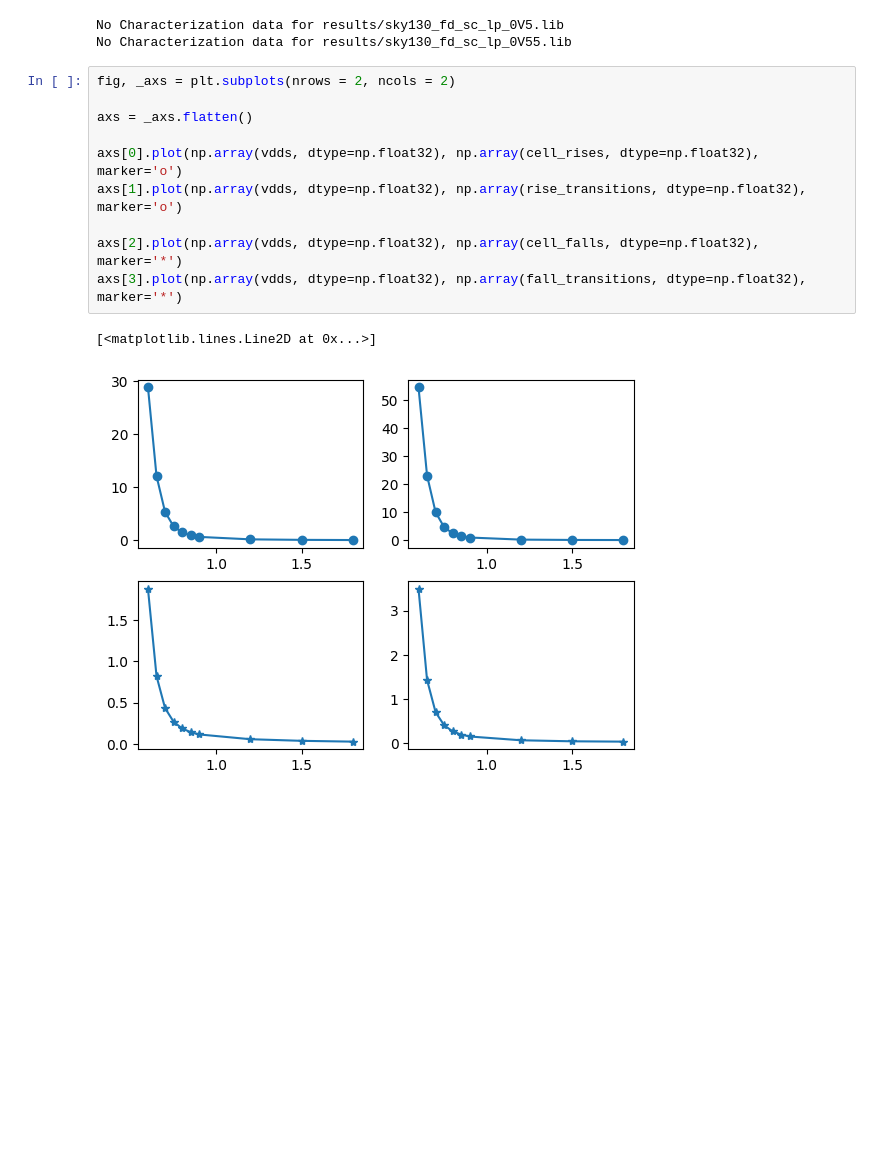
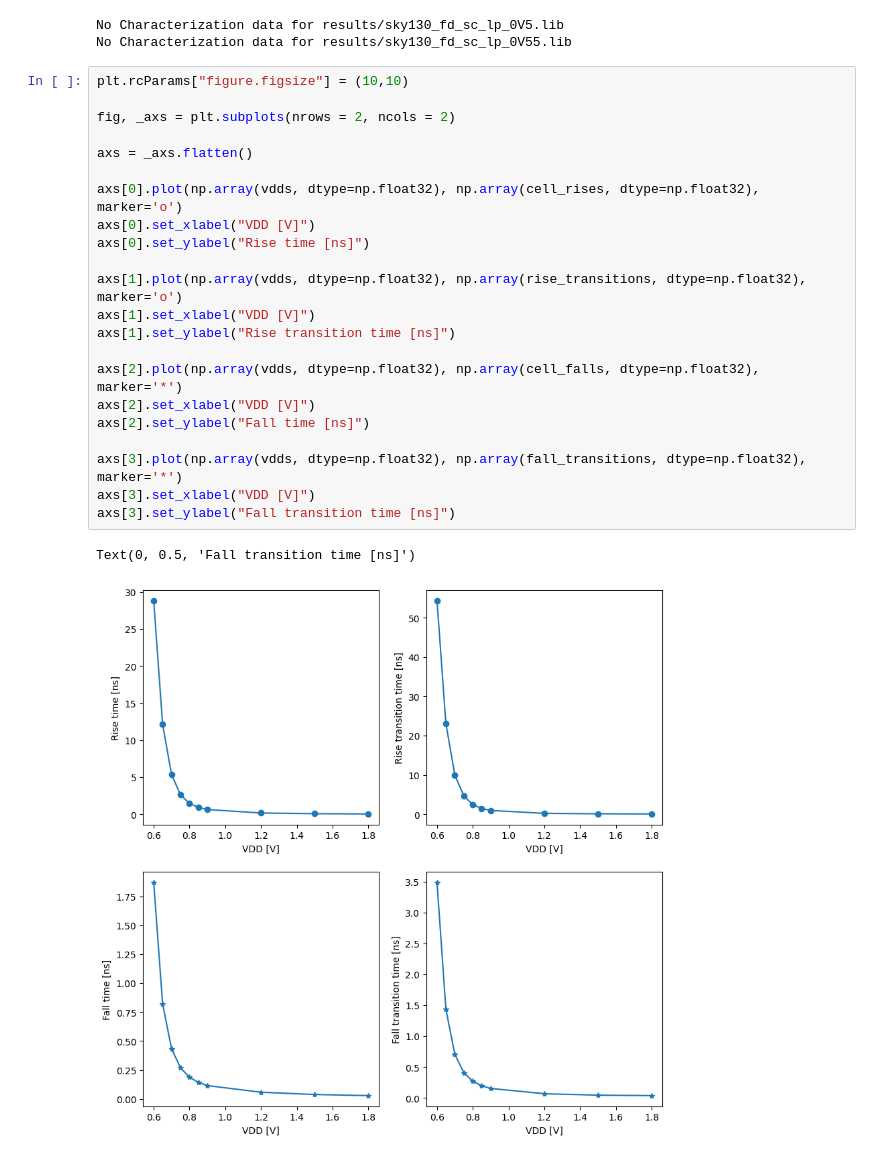
Before and after one commit to TiMo3654/skywater-std-cell-char, a Jupyter notebook: voltage_sweep/analysis.ipynb, the cells around one changed output. Drawn from its saved outputs; the diff is of its cells as text; blank space fills up the shorter version.

```diff
--- a/voltage_sweep/analysis.ipynb
+++ b/voltage_sweep/analysis.ipynb
@@ -55,15 +55,27 @@ for path in pathlist:
 No Characterization data for results/sky130_fd_sc_lp_0V5.lib
 No Characterization data for results/sky130_fd_sc_lp_0V55.lib
 # %%
+plt.rcParams["figure.figsize"] = (10,10)
+
 fig, _axs = plt.subplots(nrows = 2, ncols = 2)
 
 axs = _axs.flatten()
 
 axs[0].plot(np.array(vdds, dtype=np.float32), np.array(cell_rises, dtype=np.float32), marker='o')
+axs[0].set_xlabel("VDD [V]")
+axs[0].set_ylabel("Rise time [ns]")
+
 axs[1].plot(np.array(vdds, dtype=np.float32), np.array(rise_transitions, dtype=np.float32), marker='o')
+axs[1].set_xlabel("VDD [V]")
+axs[1].set_ylabel("Rise transition time [ns]")
 
 axs[2].plot(np.array(vdds, dtype=np.float32), np.array(cell_falls, dtype=np.float32), marker='*')
+axs[2].set_xlabel("VDD [V]")
+axs[2].set_ylabel("Fall time [ns]")
+
 axs[3].plot(np.array(vdds, dtype=np.float32), np.array(fall_transitions, dtype=np.float32), marker='*')
+axs[3].set_xlabel("VDD [V]")
+axs[3].set_ylabel("Fall transition time [ns]")
 # %% [output]
-[<matplotlib.lines.Line2D at 0x...>]
+Text(0, 0.5, 'Fall transition time [ns]')
-[figure, old version]
+[figure, new version]
```
Also changed, not shown: 8 other files.
